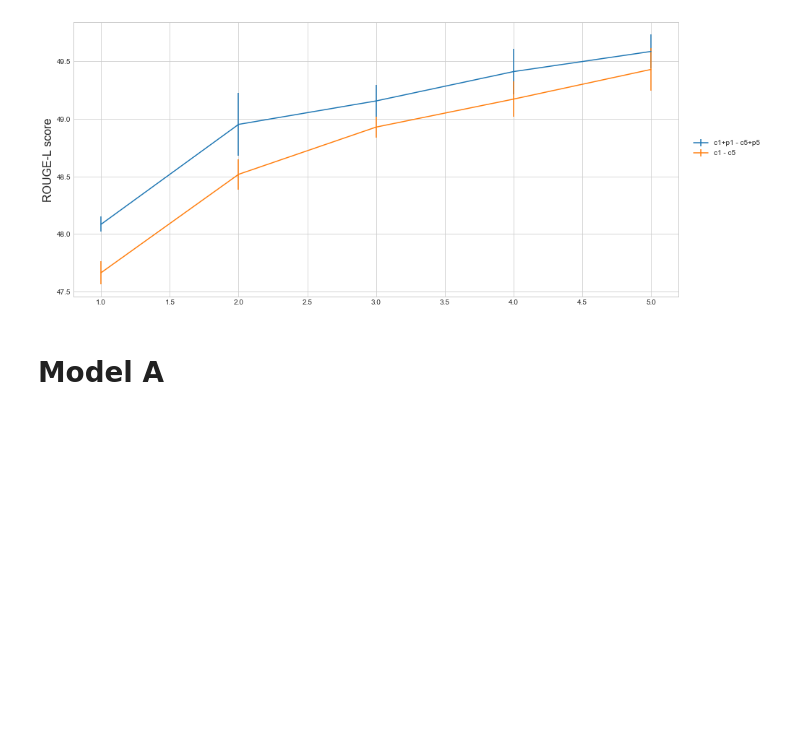
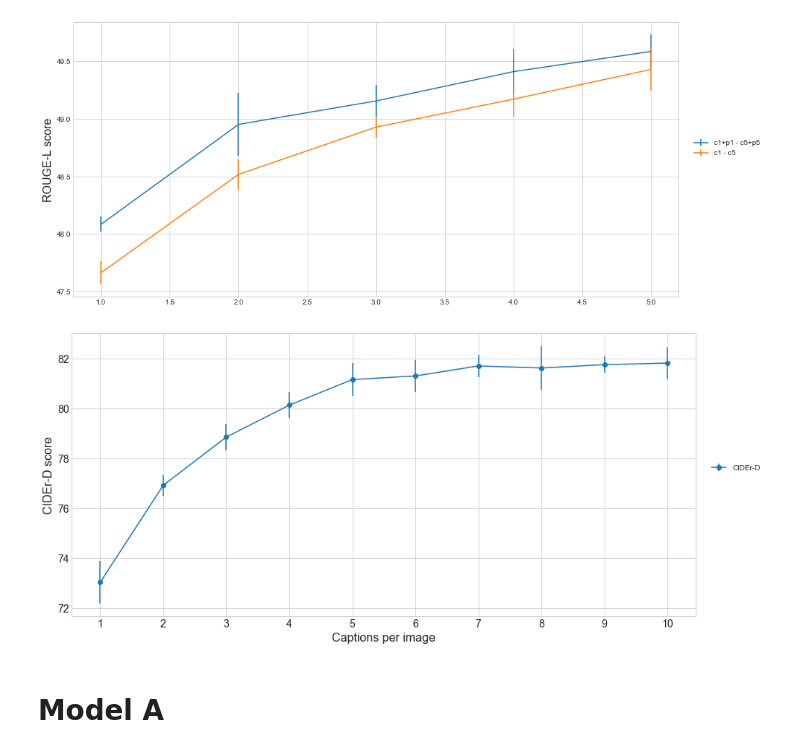
Before and after one commit to ingritu/TDT4900-Master-Thesis, a Jupyter notebook: notebooks/Results.ipynb, the cells around one changed output. Saved outputs shown, nothing was run; the diff lists cells and outputs as text; code cells hidden in the pictures; blank space fills up the shorter version.

Commit message:
result plotting

```diff
--- a/notebooks/Results.ipynb
+++ b/notebooks/Results.ipynb
@@ -238,6 +238,21 @@ plt.savefig(save_path.joinpath('rougel_b_c1-5_vs_c1p1-c5p5.pdf'))
 plt.show()
 # %% [output]
 [figure]
+# %%
+# plot c1-10
+plt.figure(figsize=(15,7))
+line7 = plt.errorbar(x, c_c1_10[0]*100, c_c1_10[1]*100, fmt='-o', label='CIDEr-D')
+#plt.legend([line1, line2, line3, line4, line5, line6, line7, line8], METRICS)
+plt.legend(bbox_to_anchor=(1.02, 0.5, 1., .1), loc='lower left',
+           ncol=1, borderaxespad=0.)
+plt.ylabel('CIDEr-D score', Fontsize=16)
+plt.xlabel('Captions per image', Fontsize=16)
+plt.xticks([1, 2, 3, 4, 5, 6, 7, 8, 9, 10], Fontsize=14)
+plt.yticks(Fontsize=14)
+plt.savefig(save_path.joinpath('b-cider-c1-10.pdf'))
+plt.show()
+# %% [output]
+[figure, added]
 # %% [markdown]
 # Model A
 # %%
```
Also changed, not shown: parts of 7 cells of this notebook.
